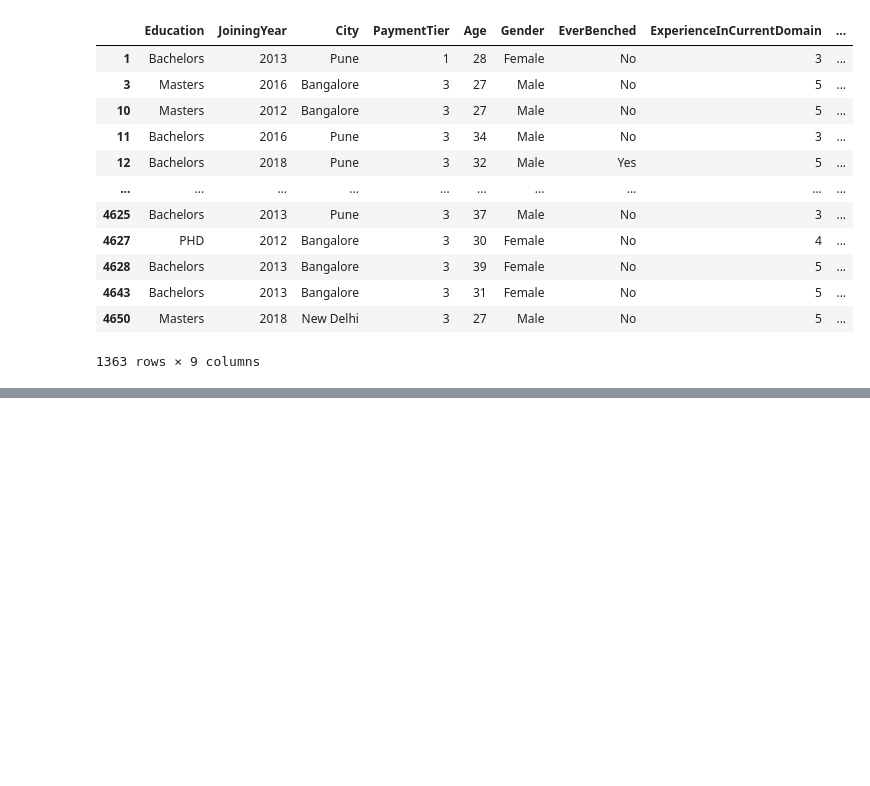
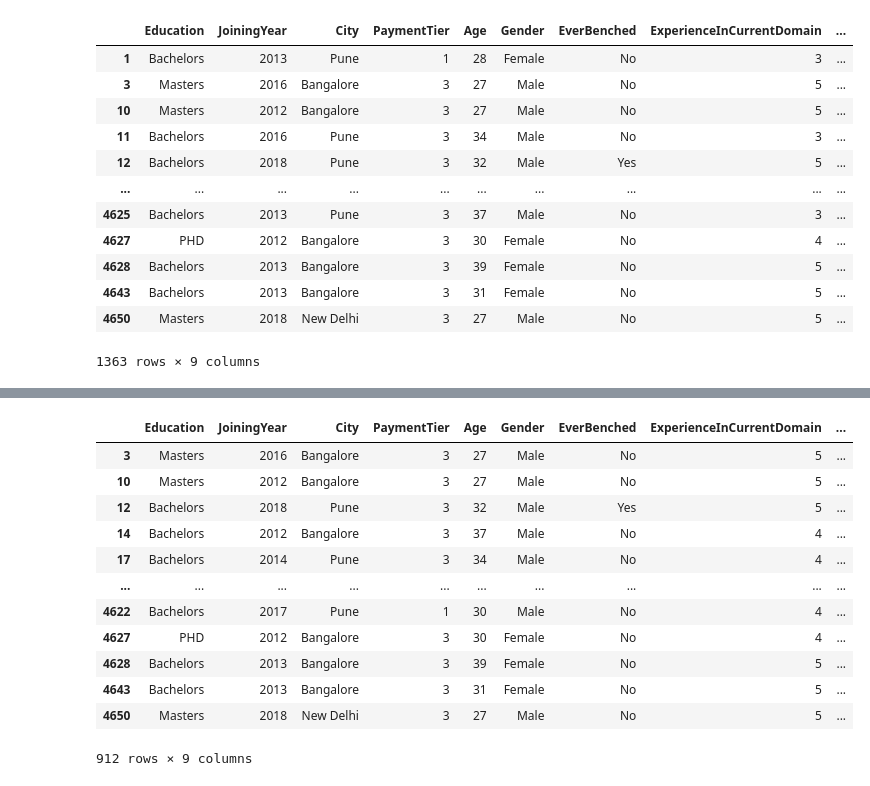
Before and after one commit to AmaanKhan111/Team-buddy, a Jupyter notebook: Project 2 Pandas/notebook/pandas1.ipynb, the cells around one changed output, grey strips where cells are left out. Saved outputs shown, nothing was run; the diff lists cells and outputs as text; code cells hidden in the pictures; blank space fills up the shorter version.

```diff
--- a/Project 2 Pandas/notebook/pandas1.ipynb
+++ b/Project 2 Pandas/notebook/pandas1.ipynb
@@ -522,0 +590,16 @@ SyntaxError: invalid syntax (559843666.py, line 1)
+# %%
+report[report['ExperienceInCurrentDomain']>3]
+# %% [output]
+|  | Education | JoiningYear | City | PaymentTier | Age | Gender | EverBenched | ExperienceInCurrentDomain | ... |
+| 3 | Masters | 2016 | Bangalore | 3 | 27 | Male | No | 5 | ... |
+| 10 | Masters | 2012 | Bangalore | 3 | 27 | Male | No | 5 | ... |
+| 12 | Bachelors | 2018 | Pune | 3 | 32 | Male | Yes | 5 | ... |
+| 14 | Bachelors | 2012 | Bangalore | 3 | 37 | Male | No | 4 | ... |
+| 17 | Bachelors | 2014 | Pune | 3 | 34 | Male | No | 4 | ... |
+| ... | ... | ... | ... | ... | ... | ... | ... | ... | ... |
+| 4622 | Bachelors | 2017 | Pune | 1 | 30 | Male | No | 4 | ... |
+| 4627 | PHD | 2012 | Bangalore | 3 | 30 | Female | No | 4 | ... |
+| 4628 | Bachelors | 2013 | Bangalore | 3 | 39 | Female | No | 5 | ... |
+| 4643 | Bachelors | 2013 | Bangalore | 3 | 31 | Female | No | 5 | ... |
+| 4650 | Masters | 2018 | New Delhi | 3 | 27 | Male | No | 5 | ... |
+912 rows × 9 columns
```
Also changed, not shown: parts of 10 cells of this notebook.
